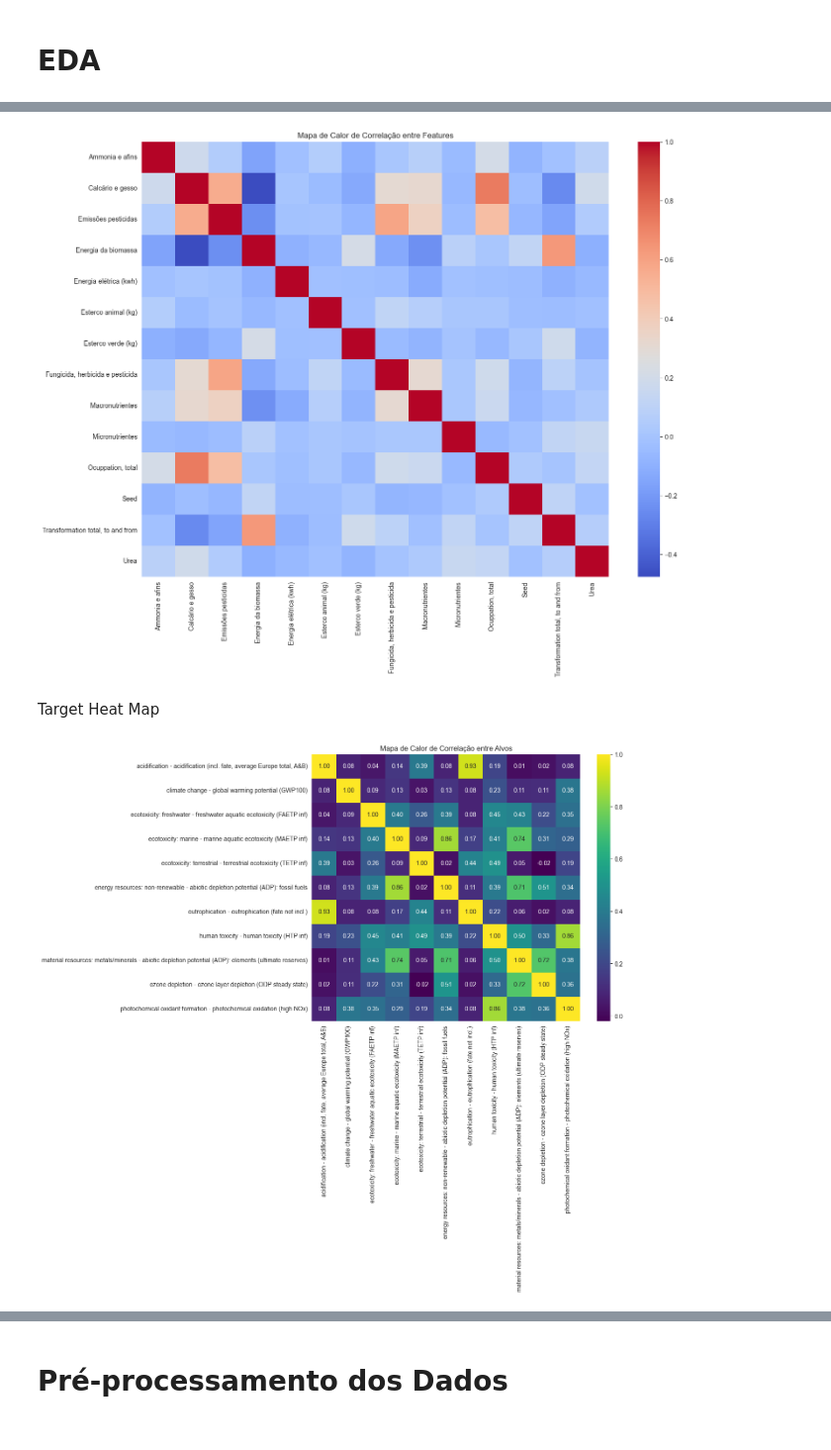
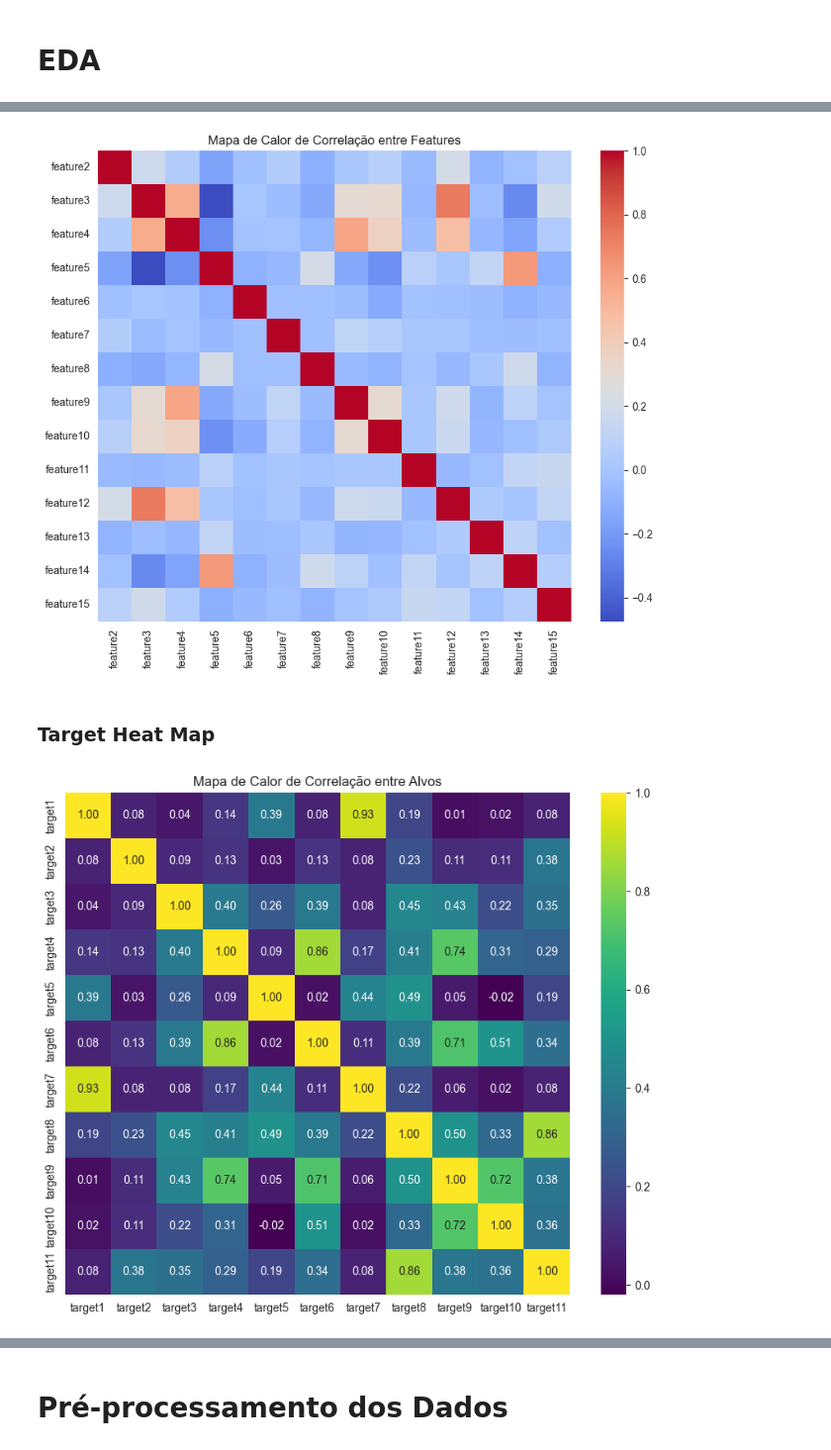
Before and after one commit to AraujoStreicher/dswa-agroimpact-challenge, a Jupyter notebook: main.ipynb, the cells around one changed output, grey strips where cells are left out. Shown at 99% size. Drawn from its saved outputs; the diff is of its cells as text; code cells hidden in the pictures.

```diff
--- a/main.ipynb
+++ b/main.ipynb
@@ -129,24 +131,21 @@ Feature Heat map
 # %%
-# Mapa de Calor de Correlação entre Features
-corr_features = train_mapped[mapped_feature_columns].corr()
+corr_features = train_mapped[feature_columns].corr()
 
-
-plt.figure(figsize=(16, 12))
+plt.figure(figsize=(10, 8))
 sns.heatmap(corr_features, cmap='coolwarm', annot=False)
 plt.title('Mapa de Calor de Correlação entre Features')
 plt.show()
 # %% [output]
-[figure, old version]
+[figure, new version]
 # %% [markdown]
-Target Heat Map
+### Target Heat Map
 # %%
-corr_targets = train_mapped[mapped_target_columns].corr()
-
+corr_targets = train_mapped[target_columns].corr()
 
 plt.figure(figsize=(10, 8))
 sns.heatmap(corr_targets, cmap='viridis', annot=True, fmt='.2f')
 plt.title('Mapa de Calor de Correlação entre Alvos')
 plt.show()
 # %% [output]
-[figure, old version]
+[figure, new version]
 # %% [markdown]
```
Also changed, not shown: parts of 12 cells of this notebook, 1 other file.
